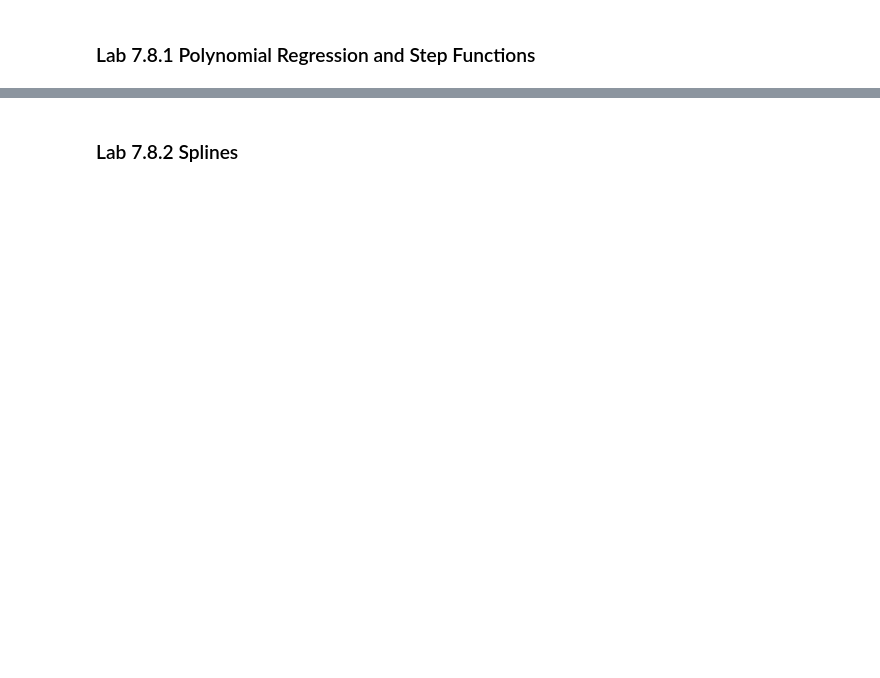
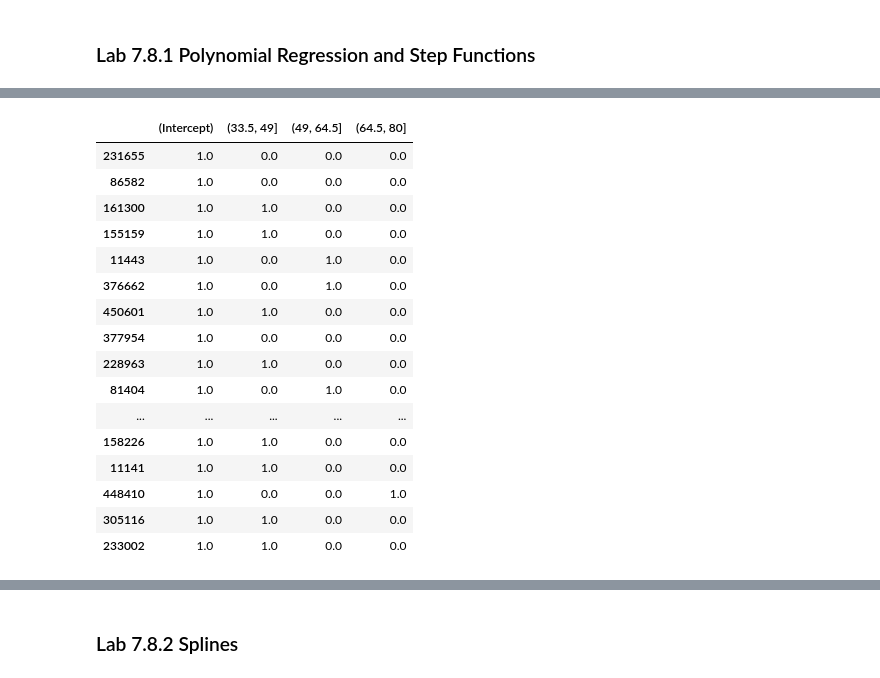
Before and after one commit to 0liu/ISLR, a Jupyter notebook: Chapter 7 Moving Beyond Linearity.ipynb, the cells around one changed output, grey strips where cells are left out. Saved outputs shown, nothing was run; the diff lists cells and outputs as text; code cells hidden in the pictures; blank space fills up the shorter version.

```diff
--- a/Chapter 7 Moving Beyond Linearity.ipynb
+++ b/Chapter 7 Moving Beyond Linearity.ipynb
@@ -40,0 +282,23 @@ mpl.style.use('ggplot')
+# %%
+# Create dummies for predictor intervals
+wage_step_dummies = pd.get_dummies(wage_cut, drop_first=True)  # The first interval is the base and dropped
+wage_step_dummies = pd.DataFrame(sm.add_constant(wage_step_dummies.values), columns=['(Intercept)'] + list(wage_step_dummies.columns.values), index=wage_step_dummies.index)
+wage_step_dummies.head(25)
+# %% [output]
+|  | (Intercept) | (33.5, 49] | (49, 64.5] | (64.5, 80] |
+| 231655 | 1.0 | 0.0 | 0.0 | 0.0 |
+| 86582 | 1.0 | 0.0 | 0.0 | 0.0 |
+| 161300 | 1.0 | 1.0 | 0.0 | 0.0 |
+| 155159 | 1.0 | 1.0 | 0.0 | 0.0 |
+| 11443 | 1.0 | 0.0 | 1.0 | 0.0 |
+| 376662 | 1.0 | 0.0 | 1.0 | 0.0 |
+| 450601 | 1.0 | 1.0 | 0.0 | 0.0 |
+| 377954 | 1.0 | 0.0 | 0.0 | 0.0 |
+| 228963 | 1.0 | 1.0 | 0.0 | 0.0 |
+| 81404 | 1.0 | 0.0 | 1.0 | 0.0 |
+| ... | ... | ... | ... | ... |
+| 158226 | 1.0 | 1.0 | 0.0 | 0.0 |
+| 11141 | 1.0 | 1.0 | 0.0 | 0.0 |
+| 448410 | 1.0 | 0.0 | 0.0 | 1.0 |
+| 305116 | 1.0 | 1.0 | 0.0 | 0.0 |
+| 233002 | 1.0 | 1.0 | 0.0 | 0.0 |
```
Also changed, not shown: parts of 29 cells of this notebook.
